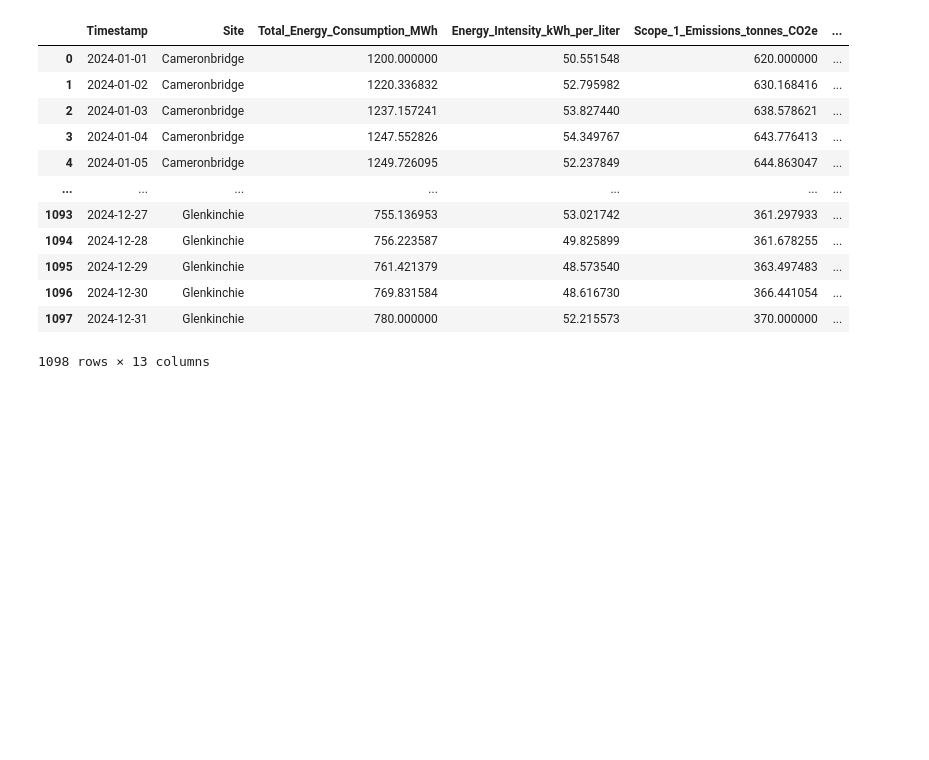
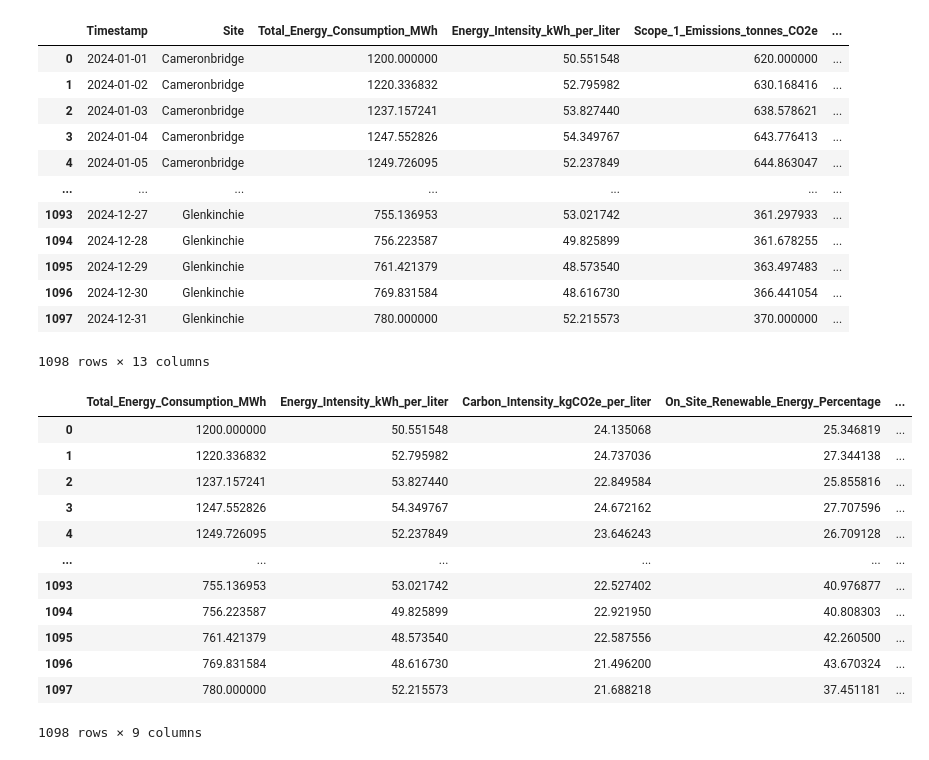
Before and after one commit to carlkaziboni/Team4, a Jupyter notebook: explore.ipynb, the cells around one changed output. Saved outputs shown, nothing was run; the diff lists cells and outputs as text; code cells hidden in the pictures; blank space fills up the shorter version.

```diff
--- a/explore.ipynb
+++ b/explore.ipynb
@@ -22,3 +26,20 @@ data_diageo_df
 | 1096 | 2024-12-30 | Glenkinchie | 769.831584 | 48.616730 | 366.441054 | ... |
 | 1097 | 2024-12-31 | Glenkinchie | 780.000000 | 52.215573 | 370.000000 | ... |
 1098 rows × 13 columns
+# %%
+data_diageo_numeriical_df = data_diageo_df.drop(labels=["Timestamp", "Site", "Scope_1_Emissions_tonnes_CO2e", "Scope_2_Emissions_tonnes_CO2e"], axis=1)
+data_diageo_numeriical_df
+# %% [output]
+|  | Total_Energy_Consumption_MWh | Energy_Intensity_kWh_per_liter | Carbon_Intensity_kgCO2e_per_liter | On_Site_Renewable_Energy_Percentage | ... |
+| 0 | 1200.000000 | 50.551548 | 24.135068 | 25.346819 | ... |
+| 1 | 1220.336832 | 52.795982 | 24.737036 | 27.344138 | ... |
+| 2 | 1237.157241 | 53.827440 | 22.849584 | 25.855816 | ... |
+| 3 | 1247.552826 | 54.349767 | 24.672162 | 27.707596 | ... |
+| 4 | 1249.726095 | 52.237849 | 23.646243 | 26.709128 | ... |
+| ... | ... | ... | ... | ... | ... |
+| 1093 | 755.136953 | 53.021742 | 22.527402 | 40.976877 | ... |
+| 1094 | 756.223587 | 49.825899 | 22.921950 | 40.808303 | ... |
+| 1095 | 761.421379 | 48.573540 | 22.587556 | 42.260500 | ... |
+| 1096 | 769.831584 | 48.616730 | 21.496200 | 43.670324 | ... |
+| 1097 | 780.000000 | 52.215573 | 21.688218 | 37.451181 | ... |
+1098 rows × 9 columns
```
Also changed, not shown: parts of 9 cells of this notebook.
